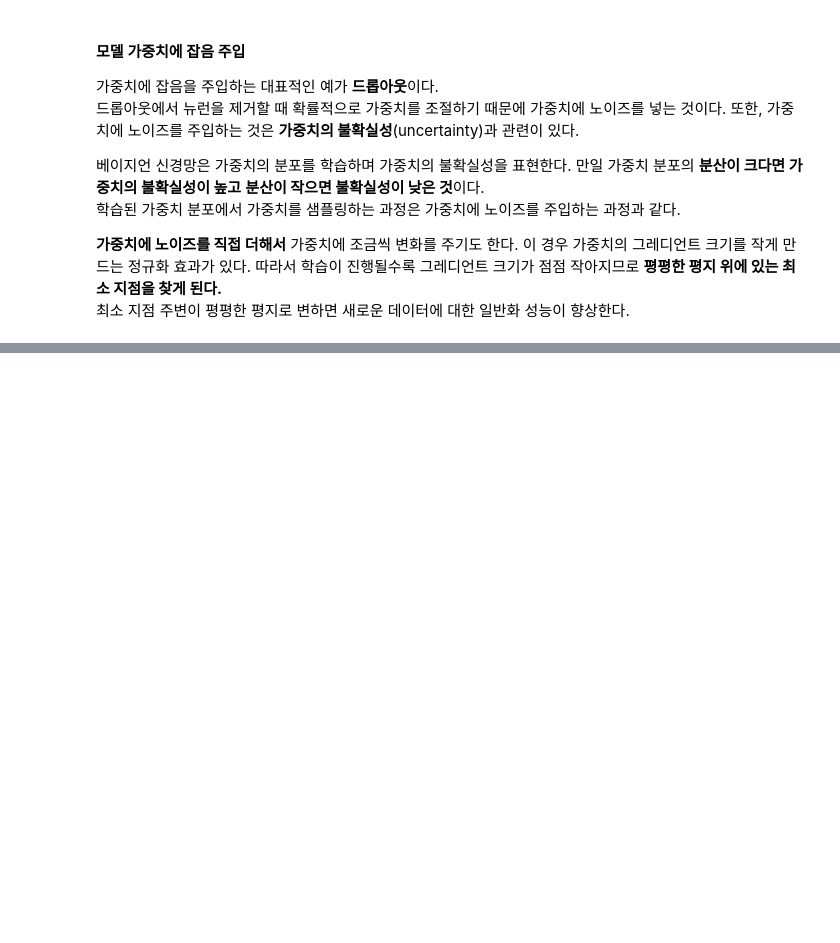
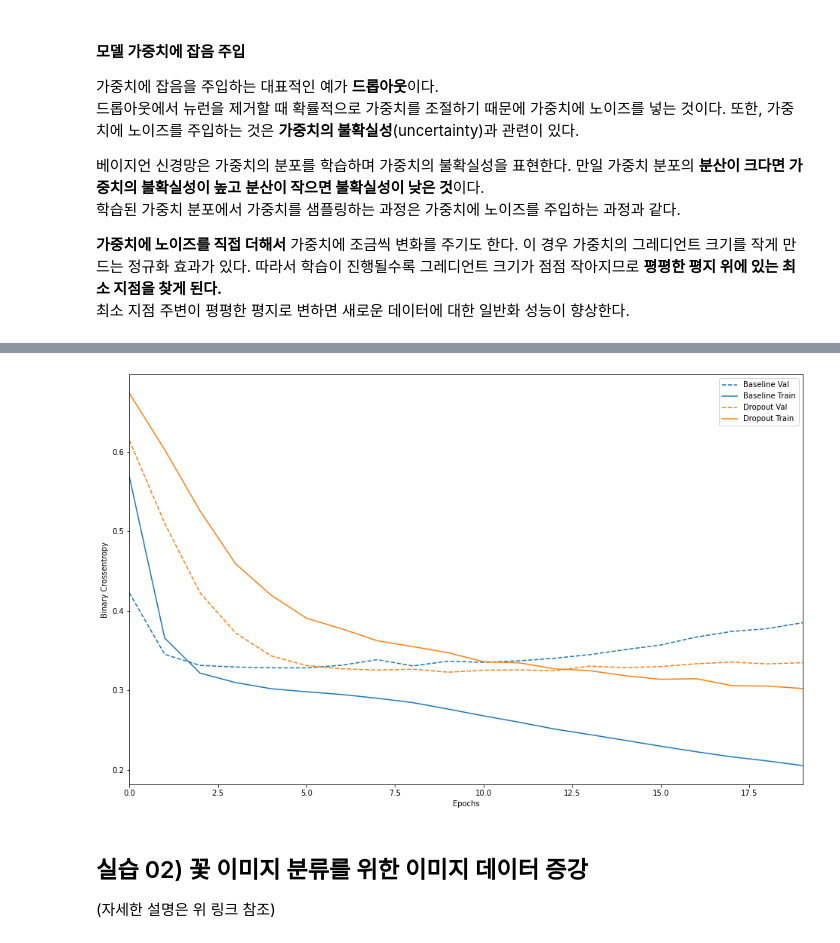
Before and after one commit to GeonKimdcu/DeepLearning, a Jupyter notebook: Chapter05.ipynb, the cells around one changed output, grey strips where cells are left out. Saved outputs shown, nothing was run; the diff lists cells and outputs as text; code cells hidden in the pictures; blank space fills up the shorter version.

```diff
--- a/Chapter05.ipynb
+++ b/Chapter05.ipynb
@@ -540,0 +842,18 @@ $$a^{(l)}=activation(W^{(l)T}x^{(l)}+b^{(l)})\\r^{(l)}\sim Bern(p)\\\hat{a}^{(l)
+# %%
+dpt_model = keras.models.Sequential([
+    keras.layers.Dense(16, activation='relu', input_shape=(NUM_WORDS,)),
+    keras.layers.Dropout(0.5),
+    keras.layers.Dense(16, activation='relu'),
+    keras.layers.Dropout(0.5),
+    keras.layers.Dense(1, activation='sigmoid')
+])
+
+dpt_model.compile(optimizer='adam',
+                  loss='binary_crossentropy',
+                  metrics=['accuracy','binary_crossentropy'])
+
+dpt_model_history = dpt_model.fit(train_data, train_labels,
+                                  epochs=20,
+                                  batch_size=512,
+                                  validation_data=(test_data, test_labels),
+                                  verbose=2)
@@ -540,0 +878,8 @@ $$a^{(l)}=activation(W^{(l)T}x^{(l)}+b^{(l)})\\r^{(l)}\sim Bern(p)\\\hat{a}^{(l)
+# %%
+plot_history([('baseline', baseline_history),
+              ('dropout', dpt_model_history)])
+# %% [output]
+[figure, added]
+# %% [markdown]
+## 실습 02) <a herf=https://www.tensorflow.org/tutorials/images/data_augmentation>꽃 이미지 분류를 위한 이미지 데이터 증강</a>
+(자세한 설명은 위 링크 참조)
```
Also changed, not shown: parts of 76 cells of this notebook.
